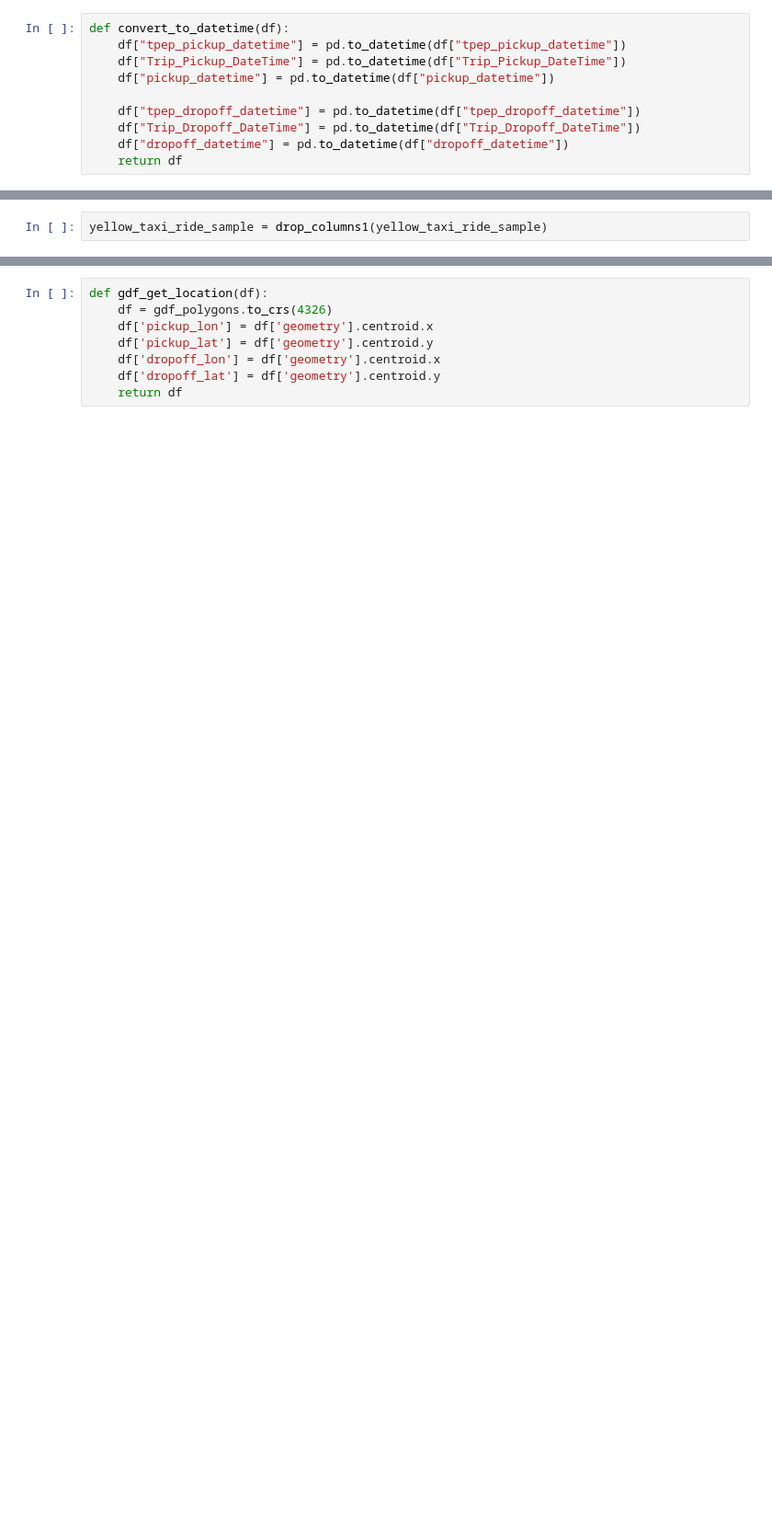
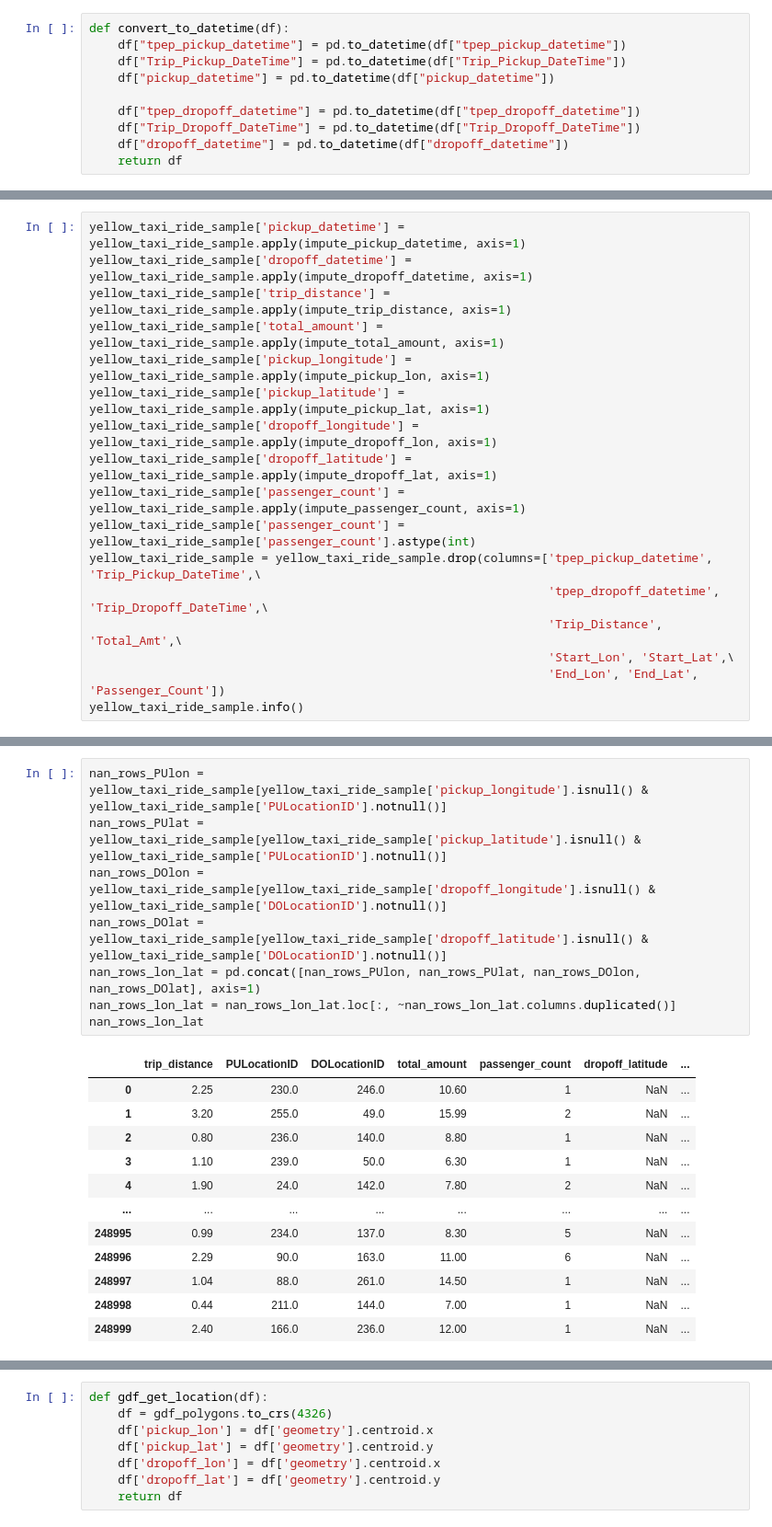
Before and after one commit to victoriasshu/final_project, a Jupyter notebook: Project.ipynb, the cells around one changed output, grey strips where cells are left out. Shown: that part at 92% size. Cells and saved outputs as stored; diff of their text form; blank space fills up the shorter version.

```diff
--- a/Project.ipynb
+++ b/Project.ipynb
@@ -156,2 +189,0 @@ def drop_columns1(df):
-# %%
-yellow_taxi_ride_sample = drop_columns1(yellow_taxi_ride_sample)
@@ -157,0 +248,17 @@ yellow_taxi_ride_sample = drop_columns1(yellow_taxi_ride_sample)
+# %%
+yellow_taxi_ride_sample['pickup_datetime'] = yellow_taxi_ride_sample.apply(impute_pickup_datetime, axis=1)
+yellow_taxi_ride_sample['dropoff_datetime'] = yellow_taxi_ride_sample.apply(impute_dropoff_datetime, axis=1)
+yellow_taxi_ride_sample['trip_distance'] = yellow_taxi_ride_sample.apply(impute_trip_distance, axis=1)
+yellow_taxi_ride_sample['total_amount'] = yellow_taxi_ride_sample.apply(impute_total_amount, axis=1)
+yellow_taxi_ride_sample['pickup_longitude'] = yellow_taxi_ride_sample.apply(impute_pickup_lon, axis=1)
+yellow_taxi_ride_sample['pickup_latitude'] = yellow_taxi_ride_sample.apply(impute_pickup_lat, axis=1)
+yellow_taxi_ride_sample['dropoff_longitude'] = yellow_taxi_ride_sample.apply(impute_dropoff_lon, axis=1)
+yellow_taxi_ride_sample['dropoff_latitude'] = yellow_taxi_ride_sample.apply(impute_dropoff_lat, axis=1)
+yellow_taxi_ride_sample['passenger_count'] = yellow_taxi_ride_sample.apply(impute_passenger_count, axis=1)
+yellow_taxi_ride_sample['passenger_count'] = yellow_taxi_ride_sample['passenger_count'].astype(int)
+yellow_taxi_ride_sample = yellow_taxi_ride_sample.drop(columns=['tpep_pickup_datetime', 'Trip_Pickup_DateTime',\
+                                                                'tpep_dropoff_datetime', 'Trip_Dropoff_DateTime',\
+                                                                'Trip_Distance', 'Total_Amt',\
+                                                                'Start_Lon', 'Start_Lat',\
+                                                                'End_Lon', 'End_Lat', 'Passenger_Count'])
+yellow_taxi_ride_sample.info()
@@ -157,0 +286,21 @@ yellow_taxi_ride_sample = drop_columns1(yellow_taxi_ride_sample)
+# %%
+nan_rows_PUlon = yellow_taxi_ride_sample[yellow_taxi_ride_sample['pickup_longitude'].isnull() & yellow_taxi_ride_sample['PULocationID'].notnull()]
+nan_rows_PUlat = yellow_taxi_ride_sample[yellow_taxi_ride_sample['pickup_latitude'].isnull() & yellow_taxi_ride_sample['PULocationID'].notnull()]
+nan_rows_DOlon = yellow_taxi_ride_sample[yellow_taxi_ride_sample['dropoff_longitude'].isnull() & yellow_taxi_ride_sample['DOLocationID'].notnull()]
+nan_rows_DOlat = yellow_taxi_ride_sample[yellow_taxi_ride_sample['dropoff_latitude'].isnull() & yellow_taxi_ride_sample['DOLocationID'].notnull()]
+nan_rows_lon_lat = pd.concat([nan_rows_PUlon, nan_rows_PUlat, nan_rows_DOlon, nan_rows_DOlat], axis=1)
+nan_rows_lon_lat = nan_rows_lon_lat.loc[:, ~nan_rows_lon_lat.columns.duplicated()]
+nan_rows_lon_lat
+# %% [output]
+|  | trip_distance | PULocationID | DOLocationID | total_amount | passenger_count | dropoff_latitude | ... |
+| 0 | 2.25 | 230.0 | 246.0 | 10.60 | 1 | NaN | ... |
+| 1 | 3.20 | 255.0 | 49.0 | 15.99 | 2 | NaN | ... |
+| 2 | 0.80 | 236.0 | 140.0 | 8.80 | 1 | NaN | ... |
+| 3 | 1.10 | 239.0 | 50.0 | 6.30 | 1 | NaN | ... |
+| 4 | 1.90 | 24.0 | 142.0 | 7.80 | 2 | NaN | ... |
+| ... | ... | ... | ... | ... | ... | ... | ... |
+| 248995 | 0.99 | 234.0 | 137.0 | 8.30 | 5 | NaN | ... |
+| 248996 | 2.29 | 90.0 | 163.0 | 11.00 | 6 | NaN | ... |
+| 248997 | 1.04 | 88.0 | 261.0 | 14.50 | 1 | NaN | ... |
+| 248998 | 0.44 | 211.0 | 144.0 | 7.00 | 1 | NaN | ... |
+| 248999 | 2.40 | 166.0 | 236.0 | 12.00 | 1 | NaN | ... |
```
Also changed, not shown: parts of 102 cells of this notebook.
